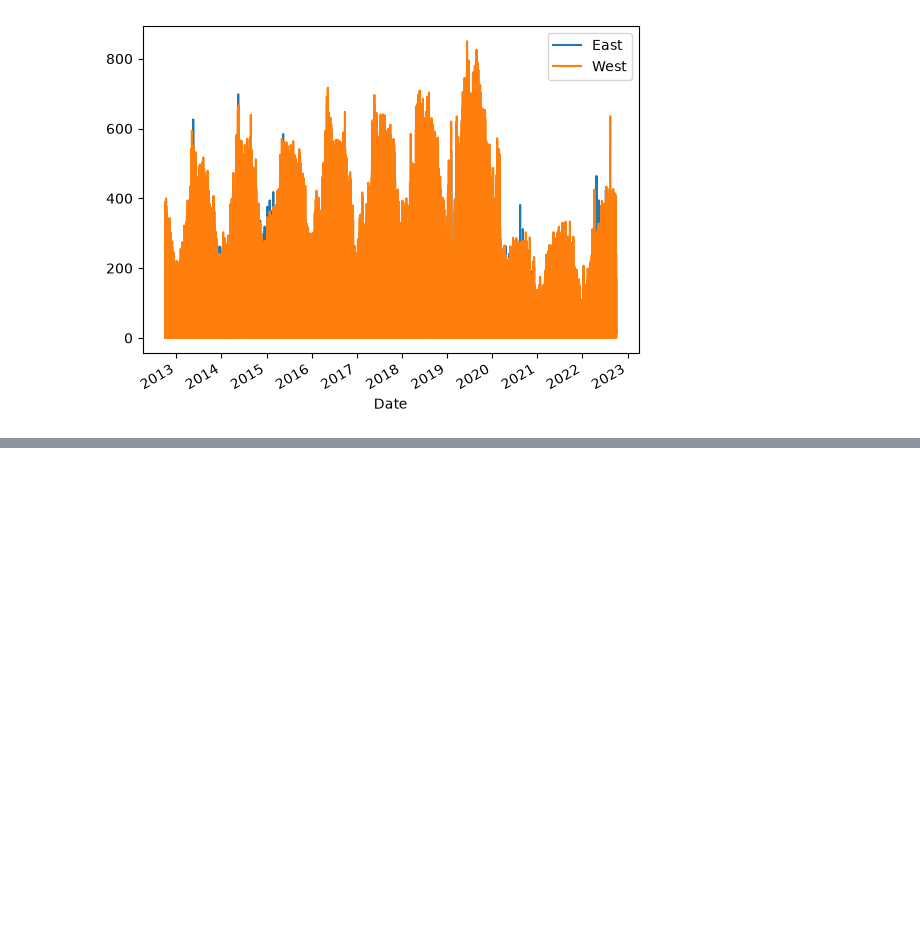
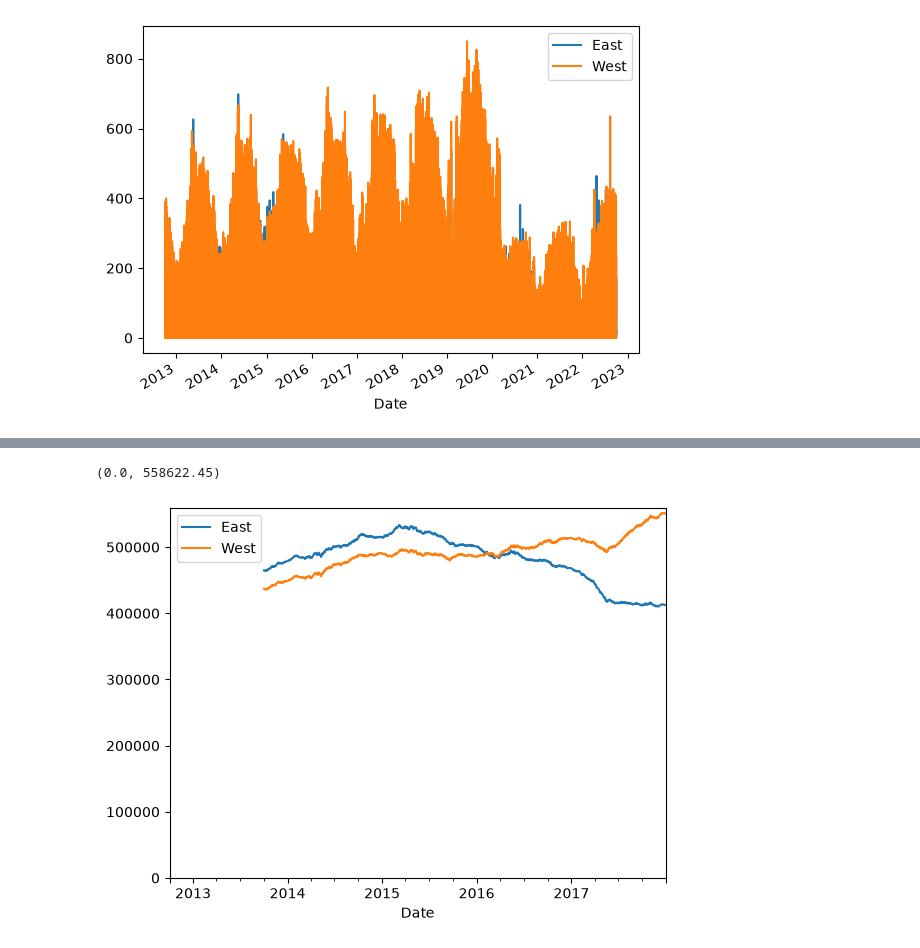
Before and after one commit to JeanneCourvoisier/TP4_Fremont-Bridge, a Jupyter notebook: TP4_Fremont_Bridge.ipynb, the cells around one changed output, grey strips where cells are left out. Saved outputs shown, nothing was run; the diff lists cells and outputs as text; code cells hidden in the pictures; blank space fills up the shorter version.

```diff
--- a/TP4_Fremont_Bridge.ipynb
+++ b/TP4_Fremont_Bridge.ipynb
@@ -140,0 +160,9 @@ data[['East', 'West']].plot()
+# %%
+# Evolution annuelle
+tab=data_cut.resample('1D').sum().rolling(365).sum()
+tab[['East', 'West']].plot().set_ylim(bottom=0)
+plt.title('Evolution annuelle')
+#Le rolling ne fournit pas de valeurs pour les 365 premières dates ?
+# %% [output]
+(0.0, 558622.45)
+[figure, added]
```
Also changed, not shown: parts of 8 cells of this notebook.
